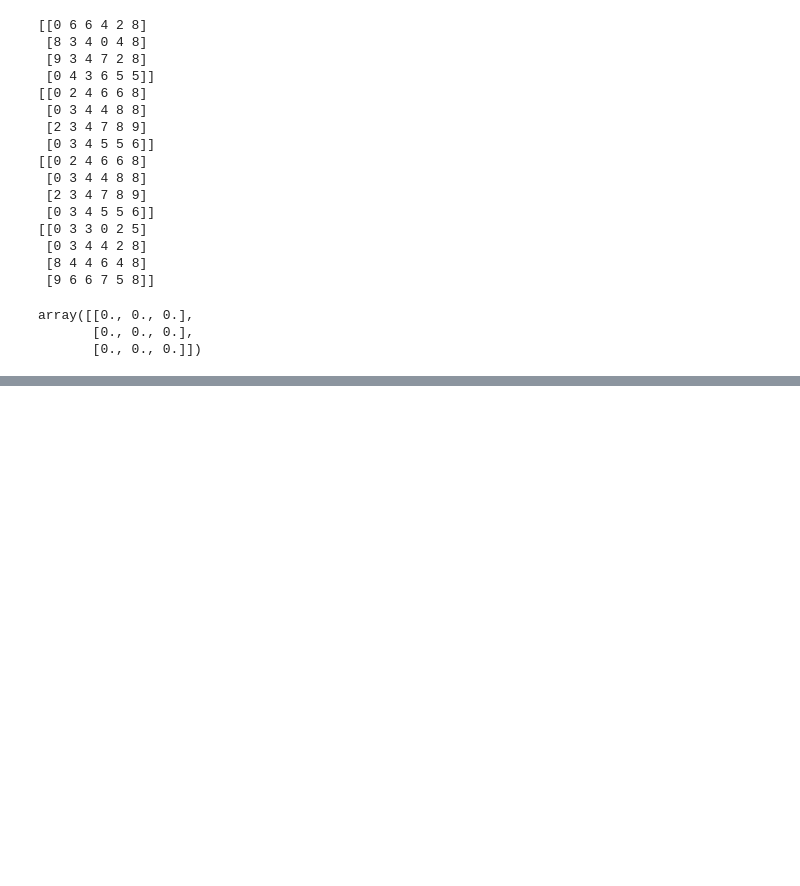
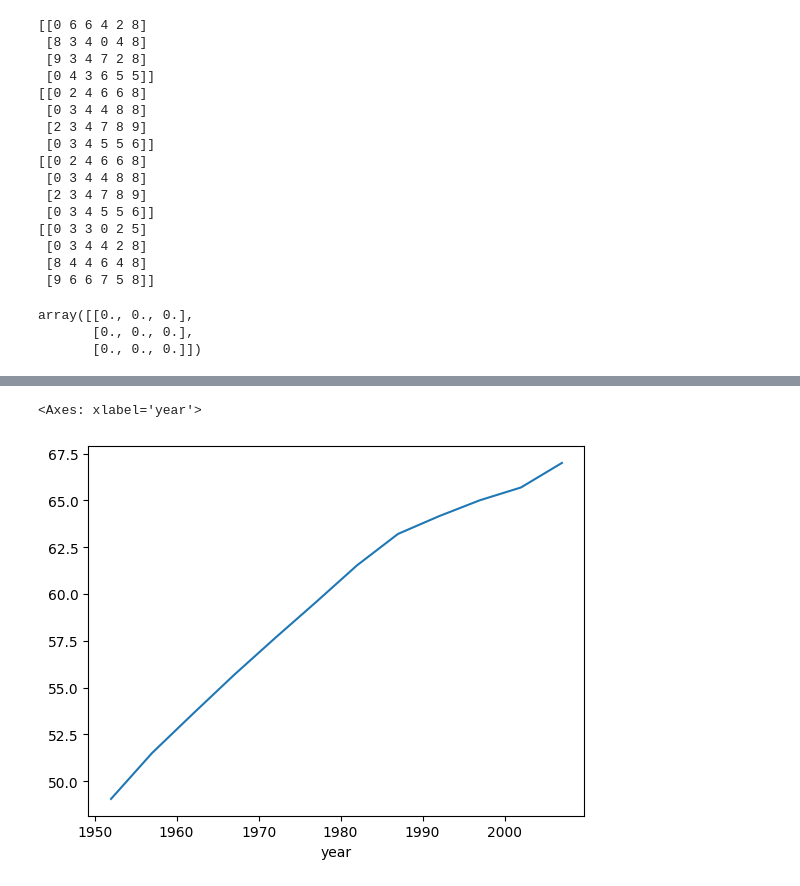
Before and after one commit to SoongMoo/soldesk20250215, a Jupyter notebook: 5Day.ipynb, the cells around one changed output, grey strips where cells are left out. Cells and saved outputs as stored; diff of their text form; code cells hidden in the pictures; blank space fills up the shorter version.

```diff
--- a/5Day.ipynb
+++ b/5Day.ipynb
@@ -300,0 +325,4 @@ array([[0., 0., 0.],
+# %%
+import pandas as pd
+df = pd.read_csv("https://raw.githubusercontent.com/SoongMoo/soldesk20250215/refs/heads/main/data/gapminder.tsv" , sep="\t")
+df
@@ -300,0 +756,7 @@ array([[0., 0., 0.],
+# %%
+# 년도에 따른 평균수명의  평균의 추이를 확인
+import matplotlib as plt
+df.groupby('year')['lifeExp'].mean().plot()
+# %% [output]
+<Axes: xlabel='year'>
+[figure, added]
```
Also changed, not shown: parts of 72 cells of this notebook.
